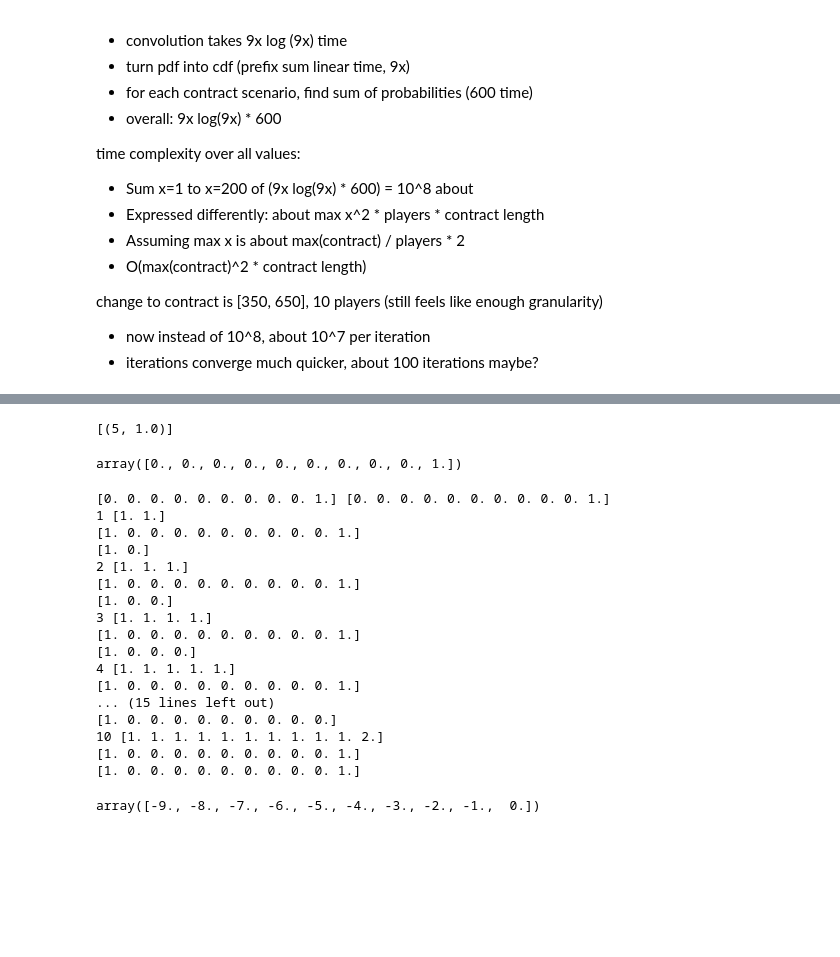
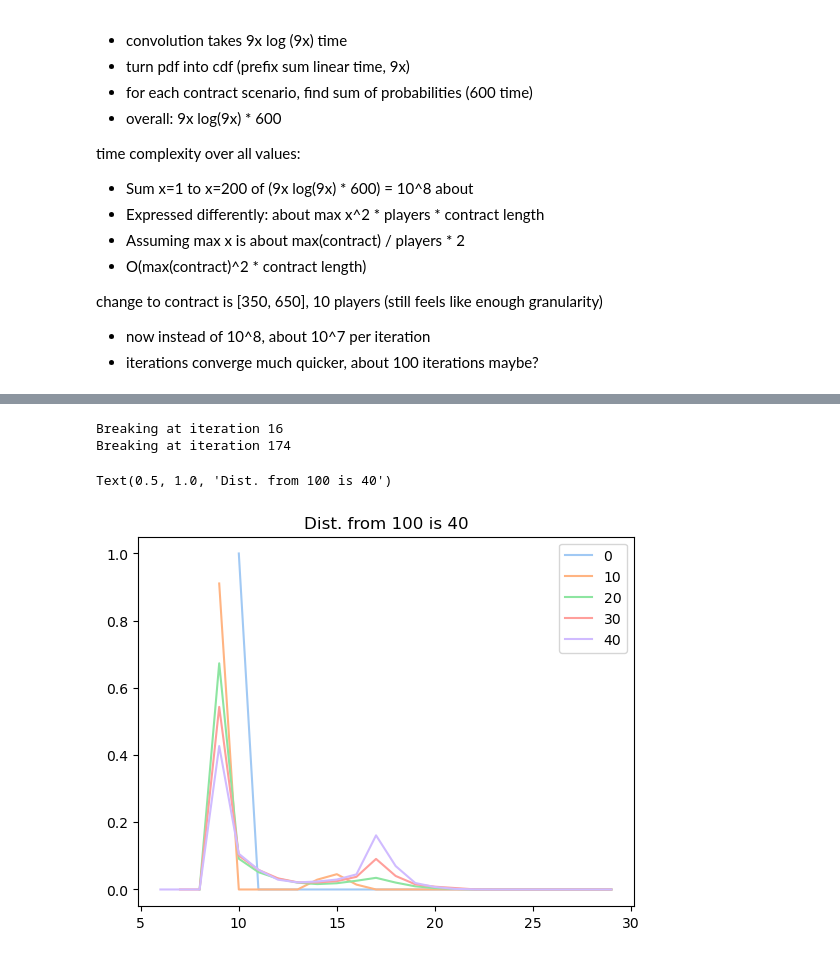
Before and after one commit to akhilkammila/ProbabilitySimulator, a Jupyter notebook: jane/citadelEgg/symmetric_regret.ipynb, the cells around one changed output, grey strips where cells are left out. Drawn from its saved outputs; the diff is of its cells as text; code cells hidden in the pictures; blank space fills up the shorter version.

```diff
--- a/jane/citadelEgg/symmetric_regret.ipynb
+++ b/jane/citadelEgg/symmetric_regret.ipynb
@@ -53,3 +53,5 @@ import pandas as pd
 import seaborn as sns
 import matplotlib.pyplot as plt
 import copy
+import time
+COLORS = sns.color_palette("pastel")
@@ -170,11 +142,0 @@ def regretFunction(actions, strategy, num_players, contract_distribution):
-# %%
-NUM_PLAYERS = 10
-ACTIONS = np.arange(30, 200)
-
-lo, hi = 350, 450
-contract = [(1/(hi-lo+1), i) for i in range(lo, hi+1)]
-
-r = SymmetricRegret(NUM_PLAYERS, ACTIONS, regretFunction, contract_distribution=contract)
-r.solve(1000, verbose=None)
-strategy = r.get_strategy()
-r.output_strategy()
@@ -188,38 +143,20 @@ sns.lineplot(x=ACTIONS, y=strategy)
-# %%
-NUM_PLAYERS = 2
-ACTIONS = np.arange(1, 11)
-
-lo, hi = 10, 10
-contract = [(1/(hi-lo+1), i) for i in range(lo, hi+1)]
-
-r = SymmetricRegret(NUM_PLAYERS, ACTIONS, regretFunction, contract_distribution=contract)
-r.solve(1000, verbose=None)
-strategy = r.get_strategy()
-r.output_strategy()
-# %% [output]
-[(5, 1.0)]
-# %%
-strategy
-# %% [output]
-array([0., 0., 0., 0., 0., 0., 0., 0., 0., 1.])
-# %%
-regretFunction(ACTIONS, strategy, 1, contract)
-# %% [output]
-[0. 0. 0. 0. 0. 0. 0. 0. 0. 1.] [0. 0. 0. 0. 0. 0. 0. 0. 0. 0. 1.]
-1 [1. 1.]
-[1. 0. 0. 0. 0. 0. 0. 0. 0. 0. 1.]
-[1. 0.]
-2 [1. 1. 1.]
-[1. 0. 0. 0. 0. 0. 0. 0. 0. 0. 1.]
-[1. 0. 0.]
-3 [1. 1. 1. 1.]
-[1. 0. 0. 0. 0. 0. 0. 0. 0. 0. 1.]
-[1. 0. 0. 0.]
-4 [1. 1. 1. 1. 1.]
-[1. 0. 0. 0. 0. 0. 0. 0. 0. 0. 1.]
-... (15 lines left out)
-[1. 0. 0. 0. 0. 0. 0. 0. 0. 0.]
-10 [1. 1. 1. 1. 1. 1. 1. 1. 1. 1. 2.]
-[1. 0. 0. 0. 0. 0. 0. 0. 0. 0. 1.]
-[1. 0. 0. 0. 0. 0. 0. 0. 0. 0. 1.]
-array([-9., -8., -7., -6., -5., -4., -3., -2., -1.,  0.])
+# %%
+# Investigate how contract polarization affects Equilibrium
+NUM_PLAYERS = 10
+for i in range(5):
+    lo, hi = 100 - i*10, 100 + i*10
+    contract = [(0.5, lo), (0.5, hi)]
+    ACTIONS = np.arange(lo//NUM_PLAYERS,30)
+
+    r = SymmetricRegret(NUM_PLAYERS, ACTIONS, contract)
+    r.solve(1000, verbose=None)
+    strategy = r.get_strategy()
+
+    sns.lineplot(x=ACTIONS, y=strategy, color=COLORS[i], label=i*10)
+
+plt.title(f'Dist. from 100 is {i*10}')
+# %% [output]
+Breaking at iteration 16
+Breaking at iteration 174
+Text(0.5, 1.0, 'Dist. from 100 is 40')
+[figure, added]
```
Also changed, not shown: parts of 6 cells of this notebook, 2 other files.
